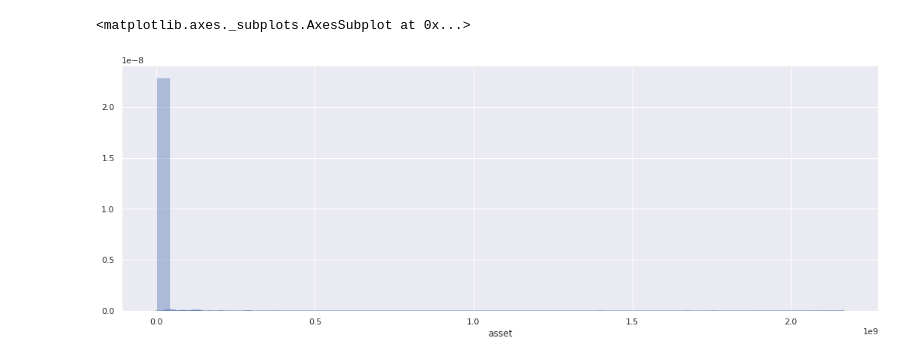
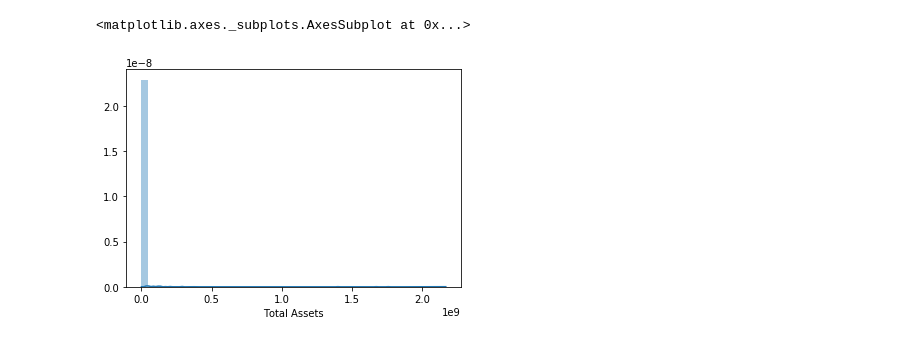
Before and after one commit to victorbizpetrol/ds-project, a Jupyter notebook: Data_Understanding.ipynb, the cells around one changed output. Cells and saved outputs as stored; diff of their text form; code cells hidden in the pictures.

```diff
--- a/Data_Understanding.ipynb
+++ b/Data_Understanding.ipynb
@@ -9,11 +9,11 @@ import seaborn
 import warnings
 warnings.filterwarnings('ignore')
 # %%
-seaborn.set(rc={'figure.figsize': (18,6)})
+sns.set(rc={'figure.figsize': (18,6)})
 # %%
-car_df = pd.read_csv('Data/car_v1.csv')
+car_df = pd.read_csv('Data/car_v2.csv')
-# %%
-seaborn.distplot(car_df['asset'])
-# %% [output]
-<matplotlib.axes._subplots.AxesSubplot at 0x...>
-[figure, removed]
+# %%
+sns.distplot(car_df['Total Assets'])
+# %% [output]
+<matplotlib.axes._subplots.AxesSubplot at 0x...>
+[figure, added]
```
Also changed, not shown: parts of 25 cells of this notebook, 6 other files.
